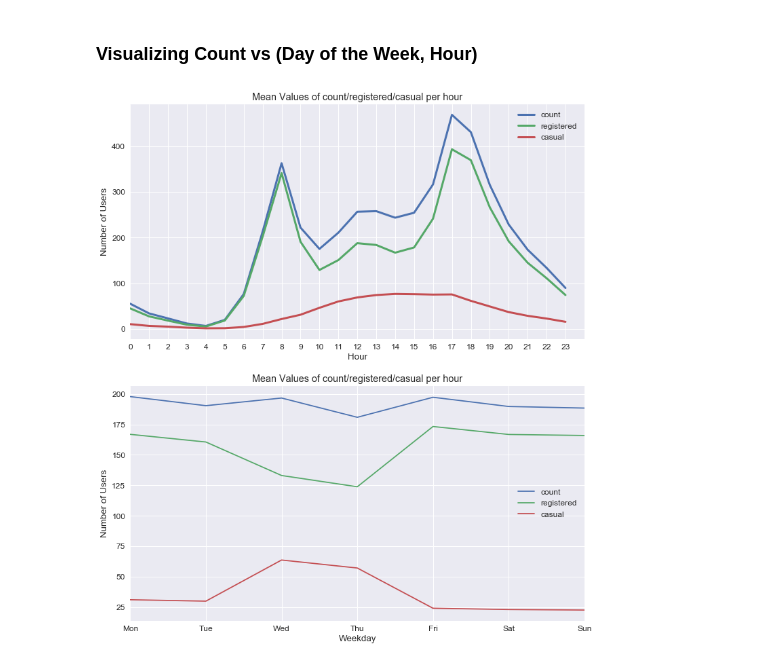
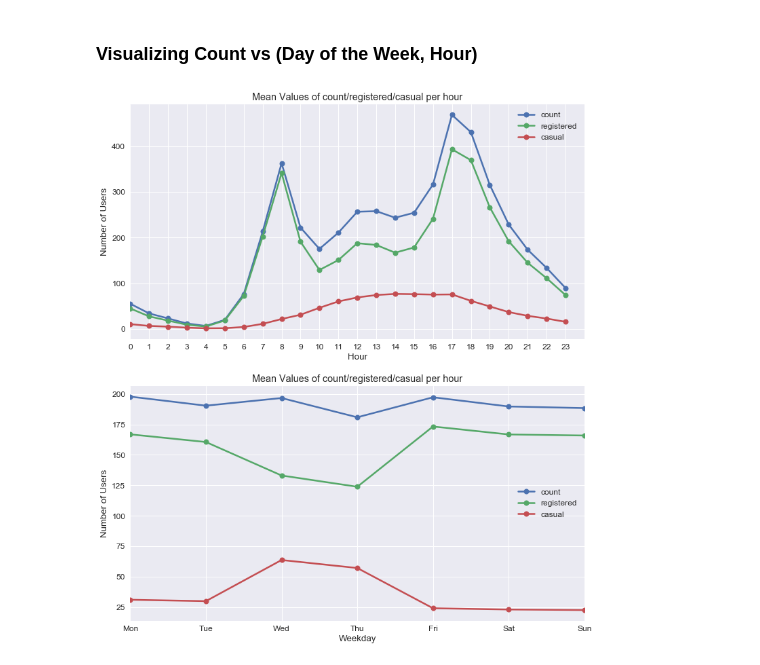
Before and after one commit to erikdao/bike-sharing, a Jupyter notebook: data_prepocesisng_and_visualization.ipynb, the cells around one changed output. Cells and saved outputs as stored; diff of their text form; code cells hidden in the pictures.

Commit message:
Update styles for plots

```diff
--- a/data_prepocesisng_and_visualization.ipynb
+++ b/data_prepocesisng_and_visualization.ipynb
@@ -223,22 +223,22 @@ plt.show();
 # %%
 fig, (ax1, ax2) = plt.subplots(figsize=(12, 14), nrows=2)
 days = [abbr for abbr in calendar.day_abbr]
 
 # Mean value of count/registered/casual per hour
 aggr = pd.DataFrame(train.groupby('hour', sort=True)['count', 'registered', 'casual'].mean()).reset_index()
-aggr.plot(ax=ax1, linewidth=2.5, marker='o', mar)
+aggr.plot(ax=ax1, linewidth=2.5, marker='o', markersize=8)
 ax1.set_xlim(0,24)
 ax1.set_xticks(range(0,24))
 ax1.set(xlabel="Hour", ylabel="Number of Users",
        title="Mean Values of count/registered/casual per hour");
 
 # Mean value of count/registered/casual per weekday
 aggr = pd.DataFrame(train.groupby('weekday', sort=True)['count', 'registered', 'casual'].mean()).reset_index()
-aggr.plot(ax=ax2)
+aggr.plot(ax=ax2, linewidth=2.5, marker='o', markersize=8)
 ax2.set_xlim(0,6)
 ax2.set_xticks(range(0,7))
 ax2.set_xticklabels(days)
 ax2.set(xlabel="Weekday", ylabel="Number of Users",
        title="Mean Values of count/registered/casual per hour");
 # %% [output]
-[figure, old version]
+[figure, new version]
```
